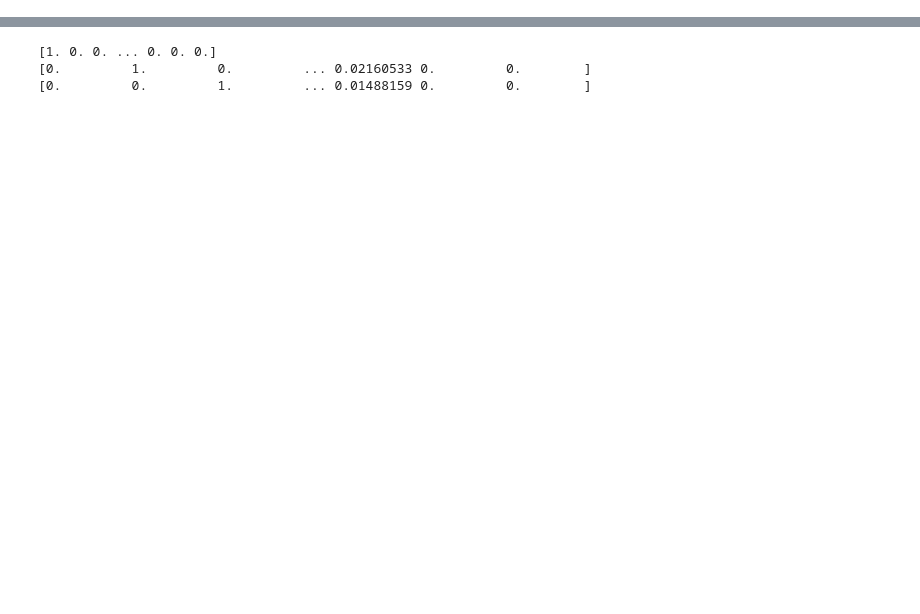
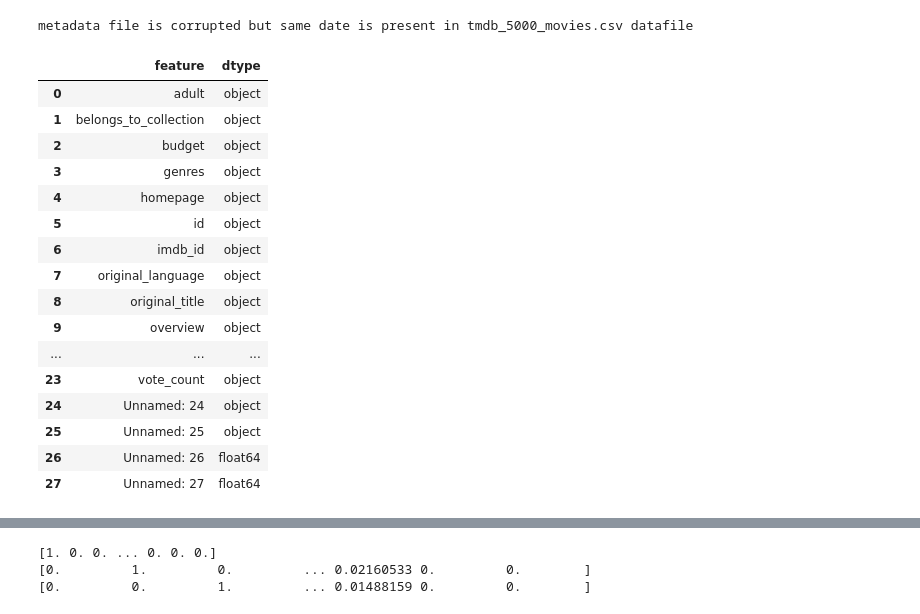
Before and after one commit to Anil-Gubbala/Recommendation-system, a Jupyter notebook: Code/content-overview.ipynb, the cells around one changed output, grey strips where cells are left out. Drawn from its saved outputs; the diff is of its cells as text; code cells hidden in the pictures; blank space fills up the shorter version.

```diff
--- a/Code/content-overview.ipynb
+++ b/Code/content-overview.ipynb
@@ -11,0 +13,30 @@ Tmovies = pd.read_csv("../datasets/TMDB/tmdb_5000_movies.csv")
+# %%
+#Tmeta = pd.read_csv("../datasets/The_Movies/movies_metadata.csv")
+Tmeta = pd.read_csv("../datasets/The_Movies/movies_metadata.csv")
+print("metadata file is corrupted but same date is present in tmdb_5000_movies.csv datafile")
+pd.DataFrame({'feature':Tmeta.dtypes.index, 'dtype':Tmeta.dtypes.values})
+# Tmeta = pd.read_csv(os.path.join(PATH,"movies_metadata.csv"), low_memory=False)
+# Tmeta[Tmeta['popularity'] == 'Beware Of Frost Bites']
+# loc = Tmeta.index[Tmeta['popularity'] == 'Beware Of Frost Bites'].tolist()
+# Tmeta.iloc[loc]
+# Tmeta = Tmeta.drop(Tmeta.index[35587])
+# Tmeta.astype({'popularity':float})
+# %% [output]
+metadata file is corrupted but same date is present in tmdb_5000_movies.csv datafile
+|  | feature | dtype |
+| 0 | adult | object |
+| 1 | belongs_to_collection | object |
+| 2 | budget | object |
+| 3 | genres | object |
+| 4 | homepage | object |
+| 5 | id | object |
+| 6 | imdb_id | object |
+| 7 | original_language | object |
+| 8 | original_title | object |
+| 9 | overview | object |
+| ... | ... | ... |
+| 23 | vote_count | object |
+| 24 | Unnamed: 24 | object |
+| 25 | Unnamed: 25 | object |
+| 26 | Unnamed: 26 | float64 |
+| 27 | Unnamed: 27 | float64 |
```
Also changed, not shown: parts of 22 cells of this notebook.
